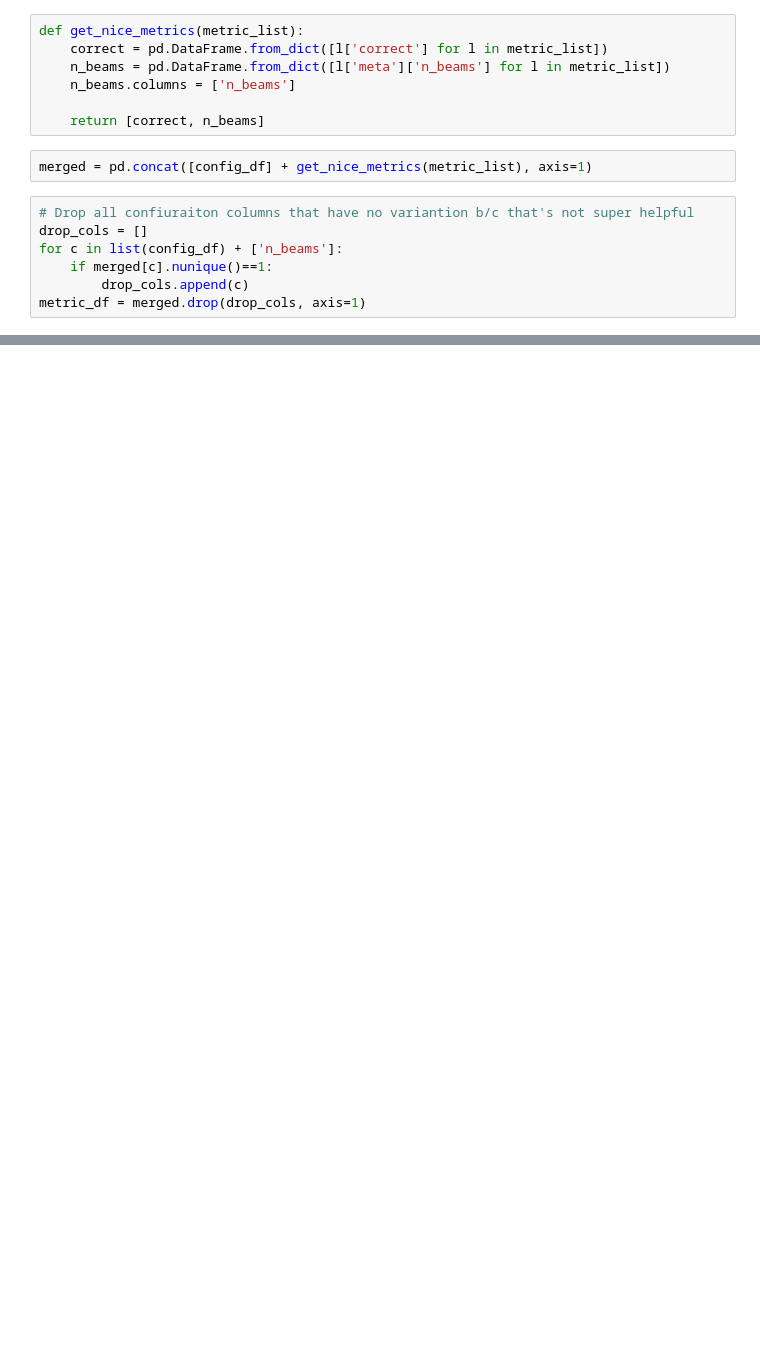
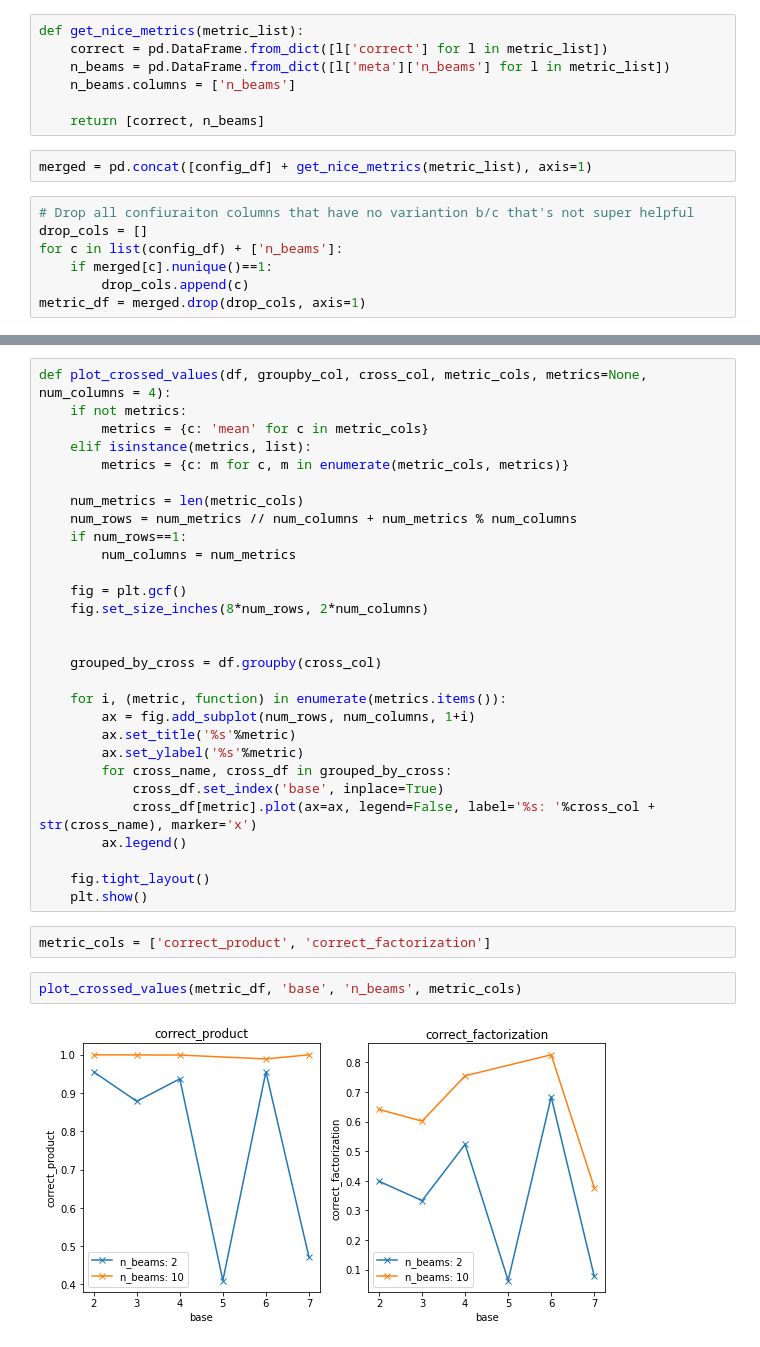
Before and after one commit to sims-s/neural-math, a Jupyter notebook: notebooks/ExamineExperiments.ipynb, the cells around one changed output, grey strips where cells are left out. Drawn from its saved outputs; the diff is of its cells as text; blank space fills up the shorter version.

```diff
--- a/notebooks/ExamineExperiments.ipynb
+++ b/notebooks/ExamineExperiments.ipynb
@@ -189,0 +147,35 @@ plot_different_values(merged, 'learn_positional_encoding')
+# %%
+def plot_crossed_values(df, groupby_col, cross_col, metric_cols, metrics=None, num_columns = 4):
+    if not metrics:
+        metrics = {c: 'mean' for c in metric_cols}
+    elif isinstance(metrics, list):
+        metrics = {c: m for c, m in enumerate(metric_cols, metrics)}
+
+    num_metrics = len(metric_cols)
+    num_rows = num_metrics // num_columns + num_metrics % num_columns
+    if num_rows==1:
+        num_columns = num_metrics
+
+    fig = plt.gcf()
+    fig.set_size_inches(8*num_rows, 2*num_columns)
+
+
+    grouped_by_cross = df.groupby(cross_col)
+
+    for i, (metric, function) in enumerate(metrics.items()):
+        ax = fig.add_subplot(num_rows, num_columns, 1+i)
+        ax.set_title('%s'%metric)
+        ax.set_ylabel('%s'%metric)
+        for cross_name, cross_df in grouped_by_cross:
+            cross_df.set_index('base', inplace=True)
+            cross_df[metric].plot(ax=ax, legend=False, label='%s: '%cross_col + str(cross_name), marker='x')
+        ax.legend()
+
+    fig.tight_layout()
+    plt.show()
+# %%
+metric_cols = ['correct_product', 'correct_factorization']
+# %%
+plot_crossed_values(metric_df, 'base', 'n_beams', metric_cols)
+# %% [output]
+[figure, added]
```
Also changed, not shown: parts of 15 cells of this notebook, 48 other files.
